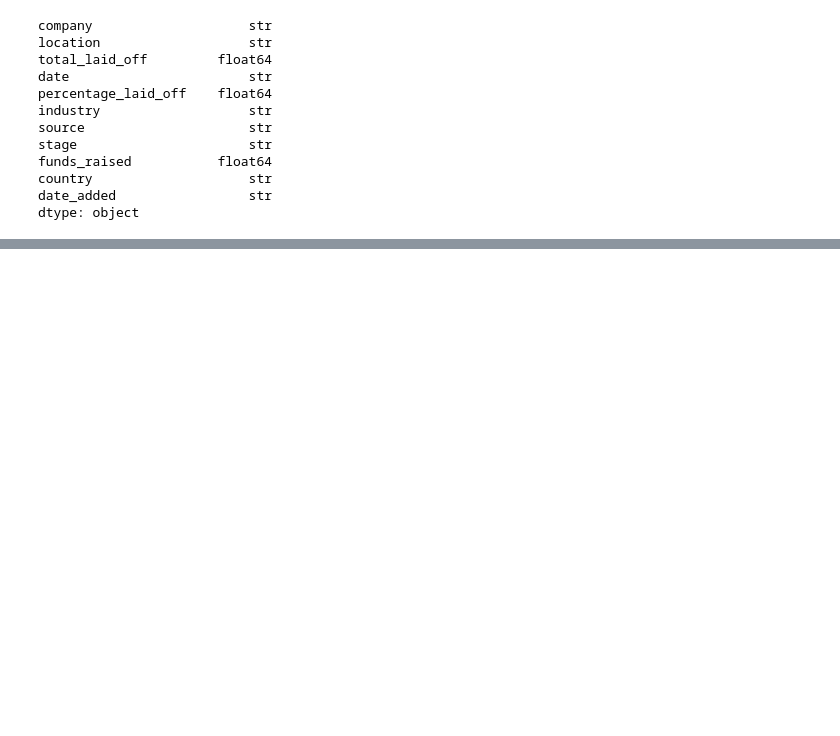
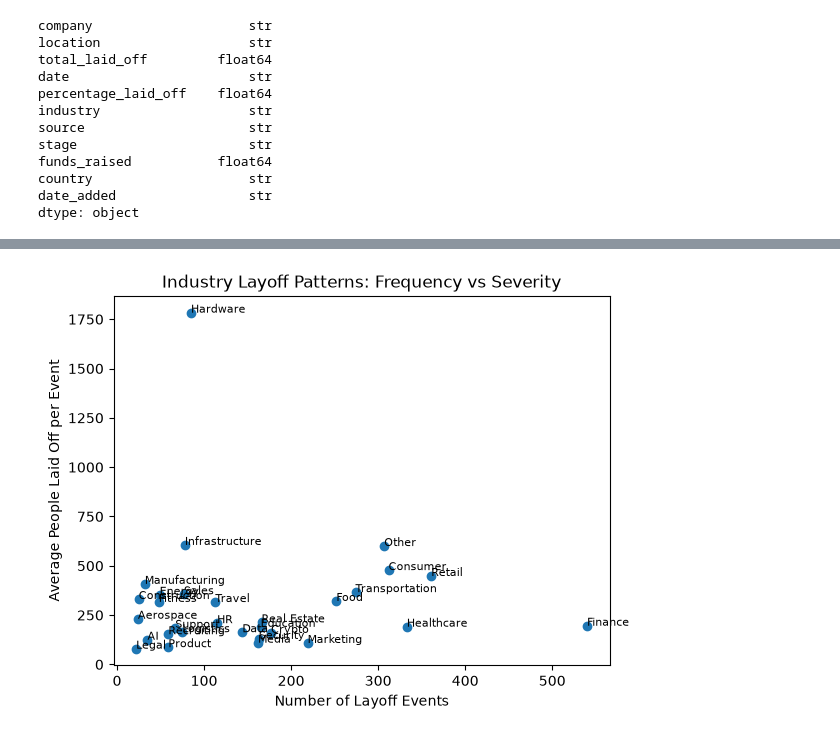
Before and after one commit to minnajoby/LayoffLens, a Jupyter notebook: notebooks/01_load_explore.ipynb, the cells around one changed output, grey strips where cells are left out. Drawn from its saved outputs; the diff is of its cells as text; code cells hidden in the pictures; blank space fills up the shorter version.

```diff
--- a/notebooks/01_load_explore.ipynb
+++ b/notebooks/01_load_explore.ipynb
@@ -31,0 +288,6 @@ dtype: object
+# %%
+industry_stats = df.groupby('industry').agg(
+    event_count = ('company','count'),
+    avg_size = ('total_laid_off','mean')
+)
+industry_stats
@@ -31,0 +313,11 @@ dtype: object
+# %%
+# scatter plot: does an industry lay off frequently but small, or rarely but severe
+plt.scatter(industry_stats['event_count'], industry_stats['avg_size'])
+for industry in industry_stats.index:
+    plt.annotate(industry, (industry_stats.loc[industry, 'event_count'], industry_stats.loc[industry, 'avg_size']), fontsize=8)
+plt.xlabel('Number of Layoff Events')
+plt.ylabel('Average People Laid Off per Event')
+plt.title('Industry Layoff Patterns: Frequency vs Severity')
+plt.show()
+# %% [output]
+[figure, added]
```
Also changed, not shown: parts of 29 cells of this notebook.
